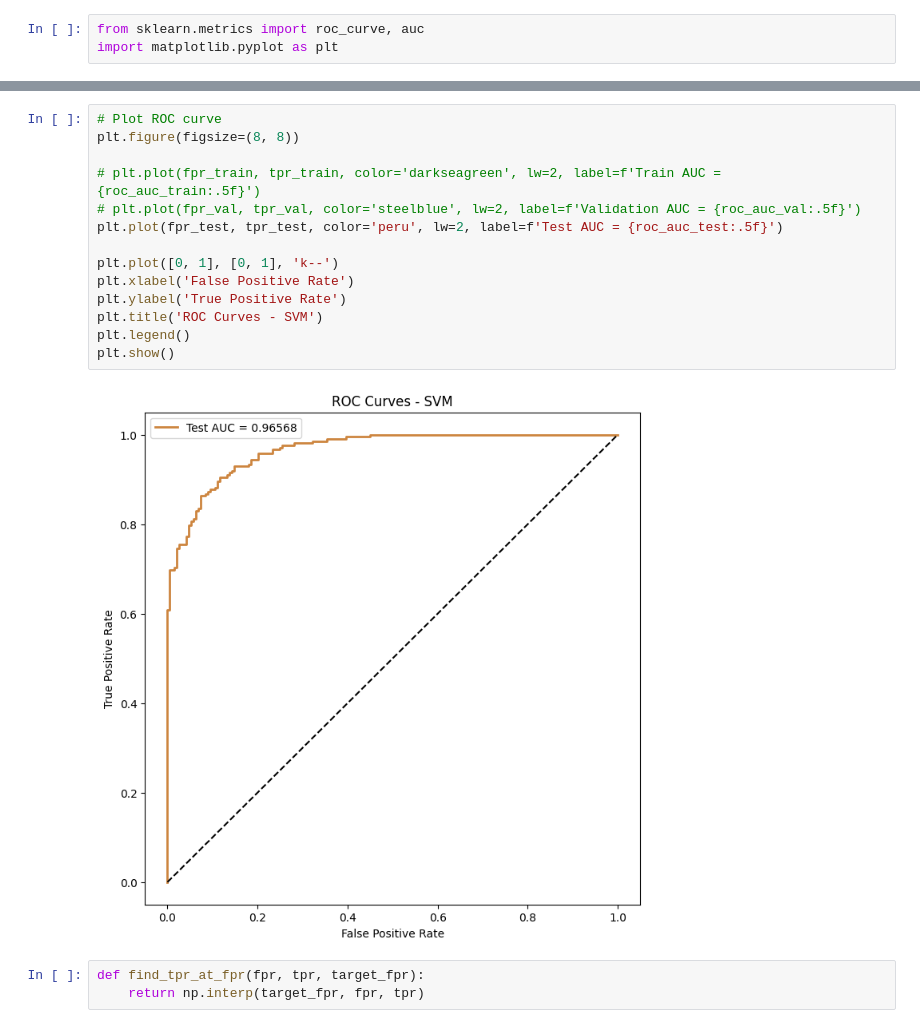
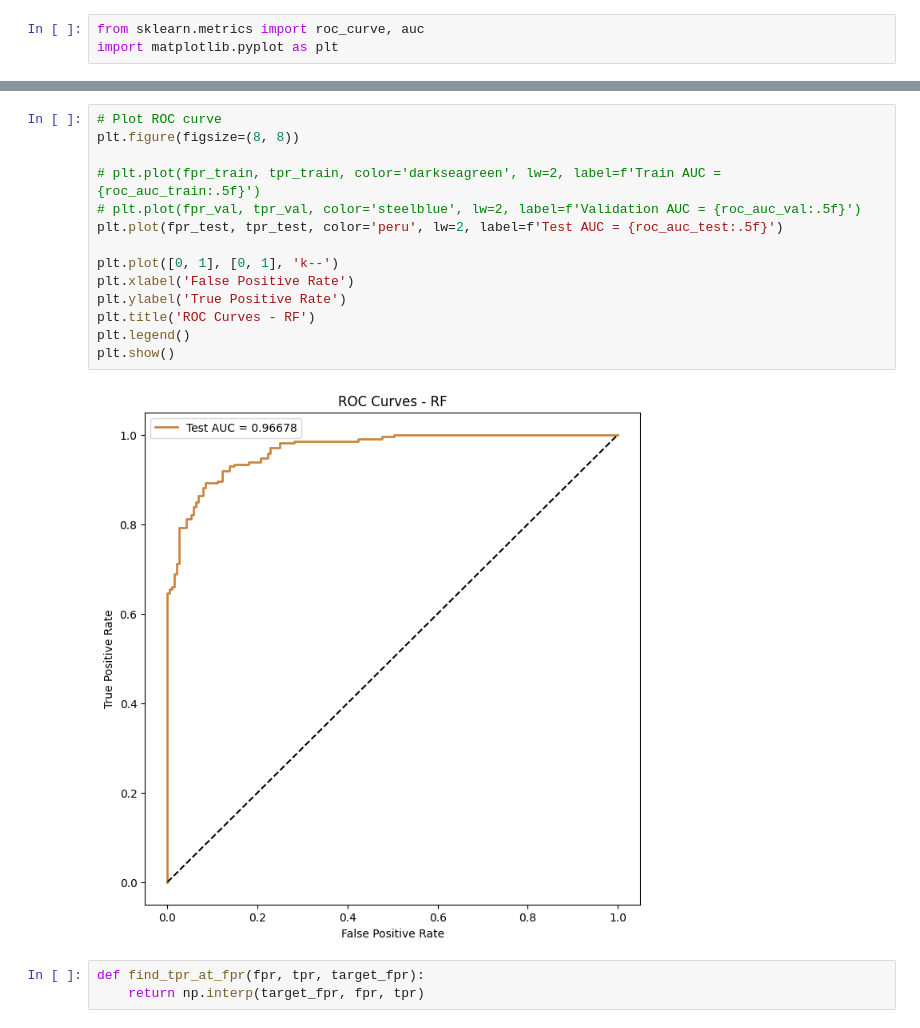
Before and after one commit to AndreChristianto/Signature-Recognition-V3, a Jupyter notebook: ICDAR-VGG16/06_vgg16_diff_vect_rf.ipynb, the cells around one changed output, grey strips where cells are left out. Drawn from its saved outputs; the diff is of its cells as text.

```diff
--- a/ICDAR-VGG16/06_vgg16_diff_vect_rf.ipynb
+++ b/ICDAR-VGG16/06_vgg16_diff_vect_rf.ipynb
@@ -214,19 +214,19 @@ plt.show()
 # %%
 # Plot ROC curve
 plt.figure(figsize=(8, 8))
 
 # plt.plot(fpr_train, tpr_train, color='darkseagreen', lw=2, label=f'Train AUC = {roc_auc_train:.5f}')
 # plt.plot(fpr_val, tpr_val, color='steelblue', lw=2, label=f'Validation AUC = {roc_auc_val:.5f}')
 plt.plot(fpr_test, tpr_test, color='peru', lw=2, label=f'Test AUC = {roc_auc_test:.5f}')
 
 plt.plot([0, 1], [0, 1], 'k--')
 plt.xlabel('False Positive Rate')
 plt.ylabel('True Positive Rate')
-plt.title('ROC Curves - SVM')
+plt.title('ROC Curves - RF')
 plt.legend()
 plt.show()
 # %% [output]
-[figure, old version]
+[figure, new version]
 # %%
 def find_tpr_at_fpr(fpr, tpr, target_fpr):
     return np.interp(target_fpr, fpr, tpr)
```
Also changed, not shown: parts of 3 cells of this notebook, 7 other files.
